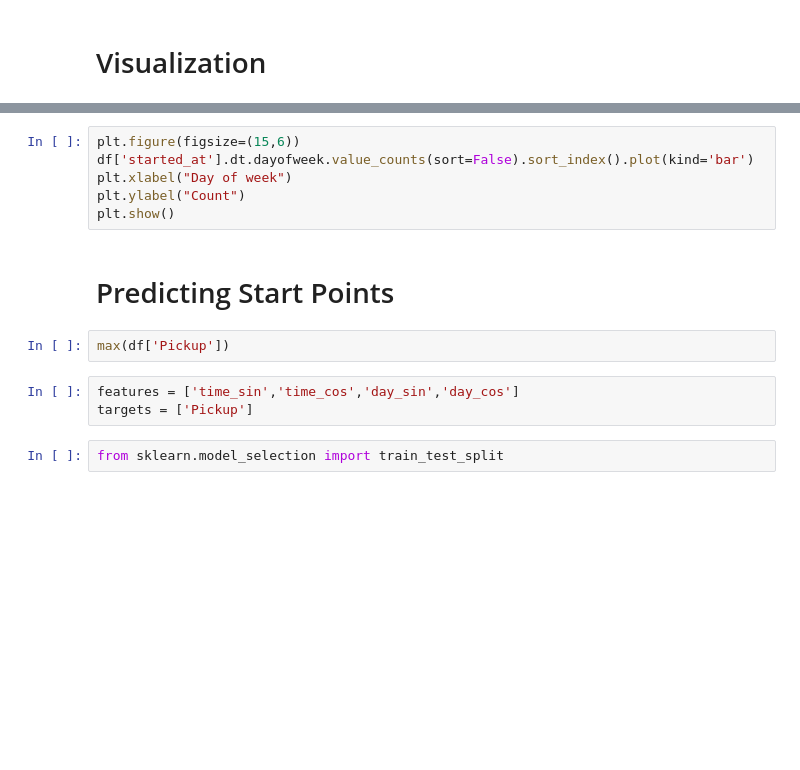
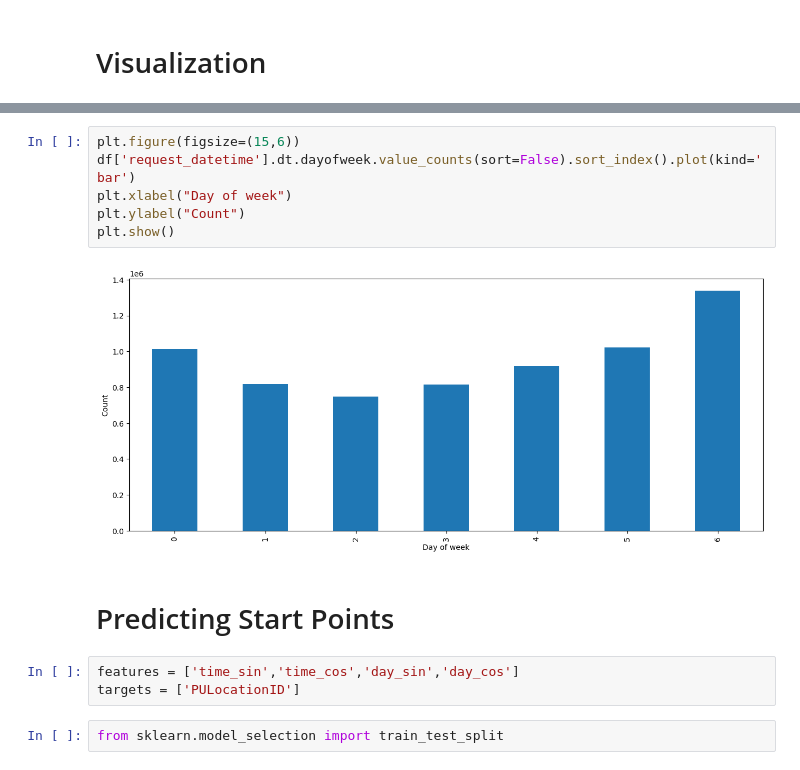
Before and after one commit to cheema-86/ridesharing-optimization, a Jupyter notebook: datasetAnalysis.ipynb, the cells around one changed output, grey strips where cells are left out. Saved outputs shown, nothing was run; the diff lists cells and outputs as text; blank space fills up the shorter version.

```diff
--- a/datasetAnalysis.ipynb
+++ b/datasetAnalysis.ipynb
@@ -58,16 +112,16 @@ plt.show()
 # %%
 plt.figure(figsize=(15,6))
-df['started_at'].dt.dayofweek.value_counts(sort=False).sort_index().plot(kind='bar')
+df['request_datetime'].dt.dayofweek.value_counts(sort=False).sort_index().plot(kind='bar')
 plt.xlabel("Day of week")
 plt.ylabel("Count")
 plt.show()
+# %% [output]
+[figure, added]
 # %% [markdown]
 # Predicting Start Points
-# %%
-max(df['Pickup'])
 # %%
 features = ['time_sin','time_cos','day_sin','day_cos']
-targets = ['Pickup']
+targets = ['PULocationID']
 # %%
 from sklearn.model_selection import train_test_split
 # %%
```
Also changed, not shown: parts of 26 cells of this notebook, 1 other file.
